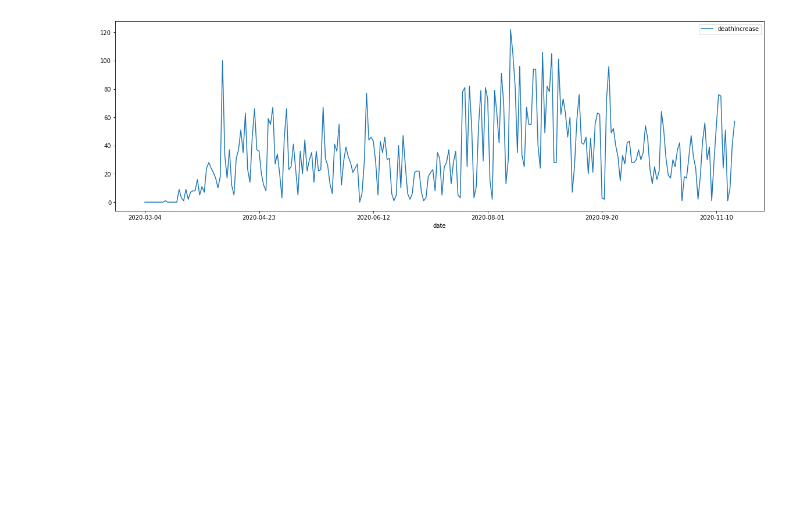
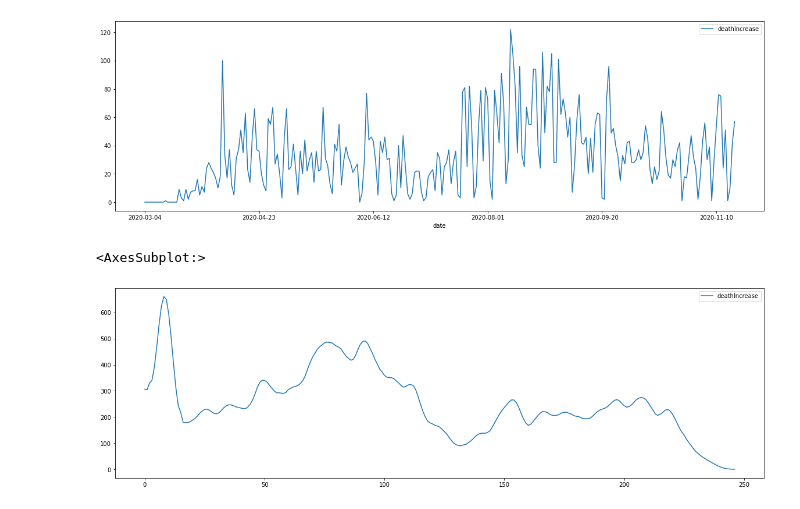
Before and after one commit to msolberg/notebooks, a Jupyter notebook: georgia-covidtracking.ipynb, the cells around one changed output. Cells and saved outputs as stored; diff of their text form; code cells hidden in the pictures; blank space fills up the shorter version.

Commit message:
Adding a trend graph using a rolling window

```diff
--- a/georgia-covidtracking.ipynb
+++ b/georgia-covidtracking.ipynb
@@ -72,3 +73,8 @@ deaths_filtered.plot(x='date', y='deathIncrease', figsize=(20,6))
 # %% [output]
 <AxesSubplot:xlabel='date'>
 [figure]
+# %%
+deaths.rolling(14,win_type='hamming').sum().plot(figsize=(20,6))
+# %% [output]
+<AxesSubplot:>
+[figure, added]
```
Also changed, not shown: parts of 1 cell of this notebook.
